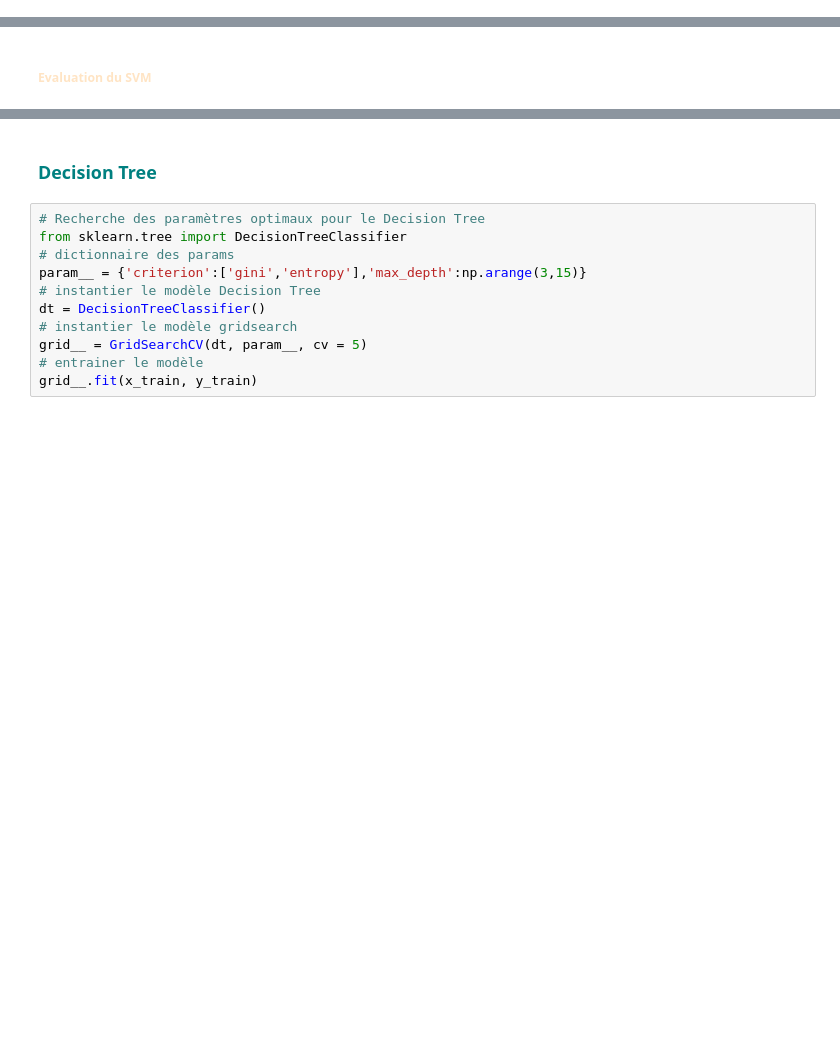
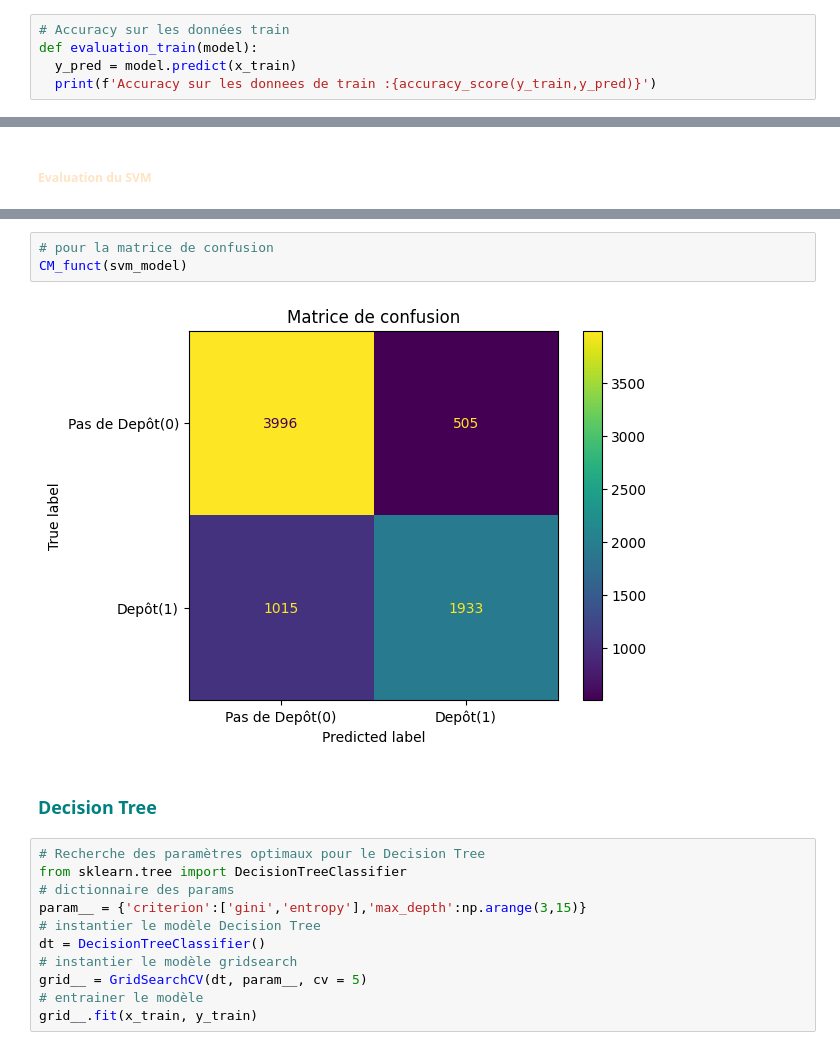
Before and after one commit to karaguaIA/Supervised-Learning-, a Jupyter notebook: Classification/Clas_Log_Reg_SVM_Decision_Tree_uncomplet.ipynb, the cells around one changed output, grey strips where cells are left out. Drawn from its saved outputs; the diff is of its cells as text; blank space fills up the shorter version.

```diff
--- a/Classification/Clas_Log_Reg_SVM_Decision_Tree_uncomplet.ipynb
+++ b/Classification/Clas_Log_Reg_SVM_Decision_Tree_uncomplet.ipynb
@@ -316,0 +337,5 @@ NotFittedError: This LogisticRegression instance is not fitted yet. Call 'fit' w
+# %%
+# Accuracy sur les données train
+def evaluation_train(model):
+  y_pred = model.predict(x_train)
+  print(f'Accuracy sur les donnees de train :{accuracy_score(y_train,y_pred)}')
@@ -352,3 +381,8 @@ plt.show() # Afficher la figure
+# %%
+# pour la matrice de confusion
+CM_funct(svm_model)
+# %% [output]
+[figure, added]
 # %% [markdown]
 ### <font color = 'teal'>Decision Tree<font>
 # %%
```
Also changed, not shown: parts of 22 cells of this notebook.
